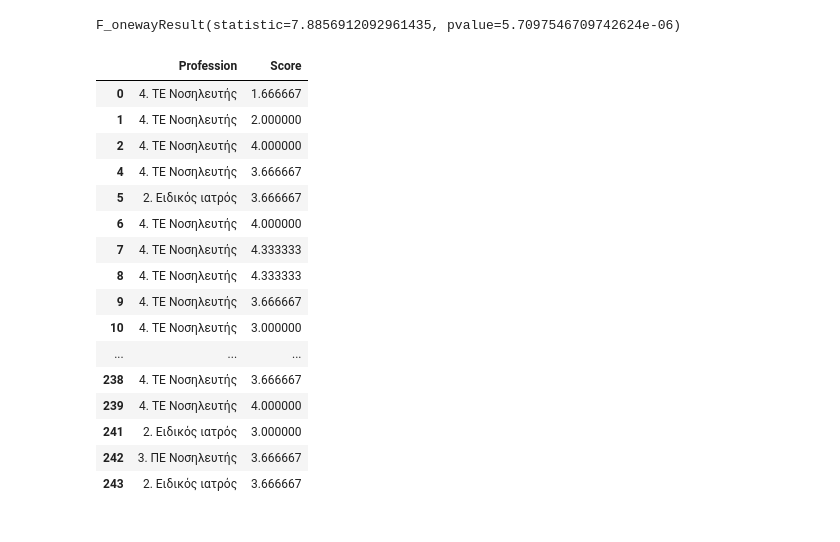
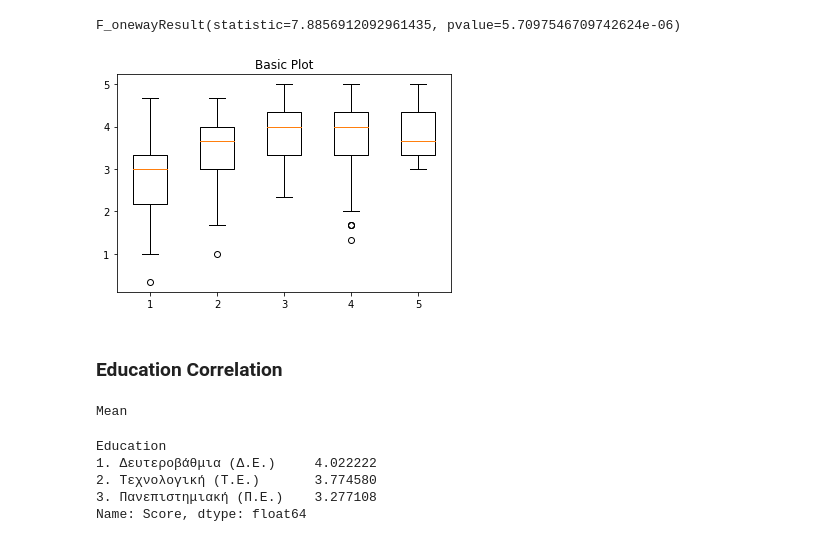
Before and after one commit to stathis99/Statistical-Analysis-for-Patient-Safety, a Jupyter notebook: Staff Analysis/Analysis/3. Correlation Analysis/Parameter2_Analysis.ipynb, the cells around one changed output. Drawn from its saved outputs; the diff is of its cells as text; code cells hidden in the pictures.

```diff
--- a/Staff Analysis/Analysis/3. Correlation Analysis/Parameter2_Analysis.ipynb
+++ b/Staff Analysis/Analysis/3. Correlation Analysis/Parameter2_Analysis.ipynb
@@ -263,22 +227,12 @@ f_oneway(eidikevomenos_iatros, eidikos_iatros, pe_nosileftis,te_nosileftis,de_vo
 # %% [output]
 F_onewayResult(statistic=7.8856912092961435, pvalue=5.7097546709742624e-06)
 # %%
-profession
+fig1, ax1 = plt.subplots()
+ax1.set_title('Basic Plot')
+ax1.boxplot([eidikevomenos_iatros,eidikos_iatros,pe_nosileftis,te_nosileftis,de_voithos_nosilefti])
+
+plt.show()
 # %% [output]
-|  | Profession | Score |
-| 0 | 4. ΤΕ Νοσηλευτής | 1.666667 |
-| 1 | 4. ΤΕ Νοσηλευτής | 2.000000 |
-| 2 | 4. ΤΕ Νοσηλευτής | 4.000000 |
-| 4 | 4. ΤΕ Νοσηλευτής | 3.666667 |
-| 5 | 2. Ειδικός ιατρός | 3.666667 |
-| 6 | 4. ΤΕ Νοσηλευτής | 4.000000 |
-| 7 | 4. ΤΕ Νοσηλευτής | 4.333333 |
-| 8 | 4. ΤΕ Νοσηλευτής | 4.333333 |
-| 9 | 4. ΤΕ Νοσηλευτής | 3.666667 |
-| 10 | 4. ΤΕ Νοσηλευτής | 3.000000 |
-| ... | ... | ... |
-| 238 | 4. ΤΕ Νοσηλευτής | 3.666667 |
-| 239 | 4. ΤΕ Νοσηλευτής | 4.000000 |
-| 241 | 2. Ειδικός ιατρός | 3.000000 |
-| 242 | 3. ΠΕ Νοσηλευτής | 3.666667 |
-| 243 | 2. Ειδικός ιατρός | 3.666667 |
+[figure, added]
+# %% [markdown]
+### Education Correlation
@@ -284,0 +247,10 @@ profession
+# %%
+print("Mean")
+education.groupby('Education')['Score'].mean()
+# %% [output]
+Mean
+Education
+1. Δευτεροβάθμια (Δ.Ε.)     4.022222
+2. Τεχνολογική (Τ.Ε.)       3.774580
+3. Πανεπιστημιακή (Π.Ε.)    3.277108
+Name: Score, dtype: float64
```
Also changed, not shown: parts of 33 cells of this notebook, 2 other files.
